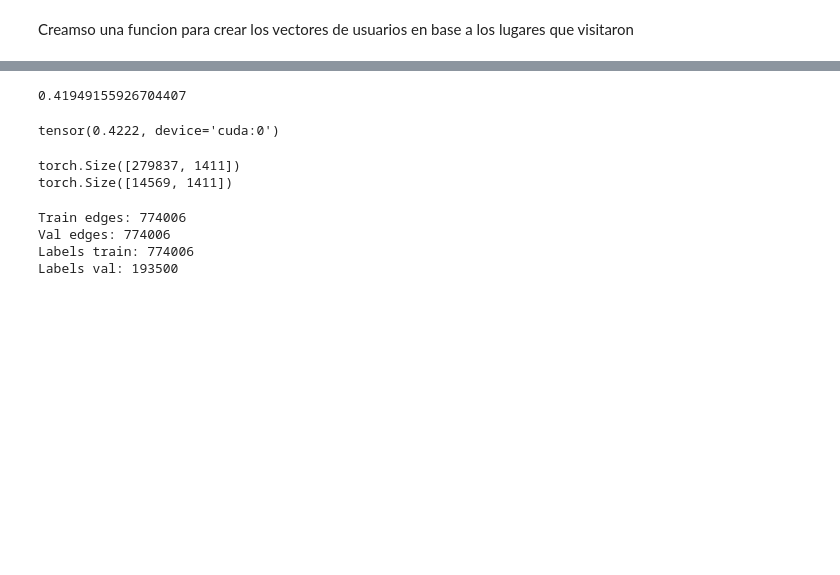
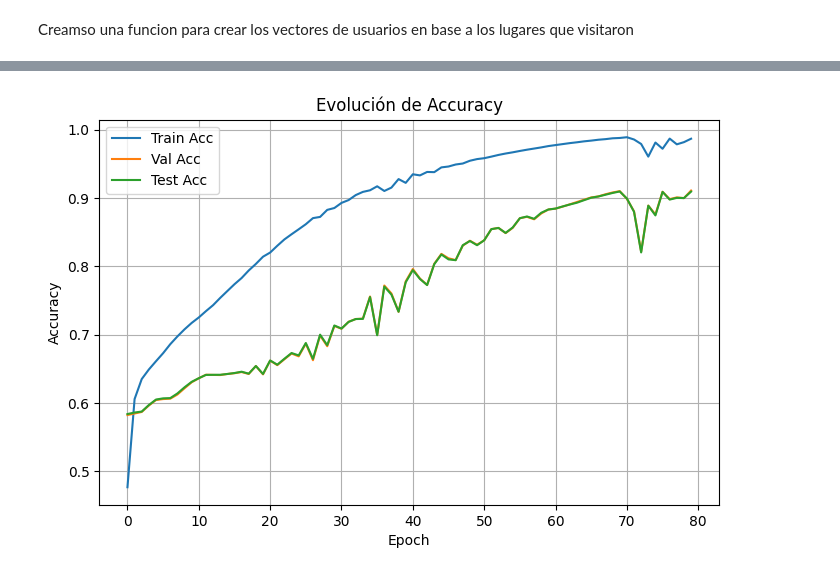
Before and after one commit to FranMoscato/tp_yelp, a Jupyter notebook: grafos_script.ipynb, the cells around one changed output, grey strips where cells are left out. Drawn from its saved outputs; the diff is of its cells as text; code cells hidden in the pictures; blank space fills up the shorter version.

Commit message:
Codigo con Modelo bastante bueno + params modelo

```diff
--- a/grafos_script.ipynb
+++ b/grafos_script.ipynb
@@ -500,0 +497,5 @@ loss_fn = torch.nn.BCEWithLogitsLoss(pos_weight=pos_weight)
+# %%
+
+train_data_raw = train_data_raw.to(device)
+val_data_raw   = val_data_raw.to(device)
+test_data_raw = test_data_raw.to(device)
@@ -511,5 +543,6 @@ torch.cuda.empty_cache()
 # %%
-epochs = 600
+epochs = 80
+performance=[]
 
 for epoch in range(epochs):
     # ===== Entrenamiento =====
@@ -531,14 +564,18 @@ for epoch in range(epochs):
     model.eval()
     with torch.no_grad():
         val_logits = model(val_data_raw)
-
         val_loss = loss_fn(val_logits, y_val)
-
         val_prob = torch.sigmoid(val_logits)
         val_pred = (val_prob > 0.5).long()
         val_acc = (val_pred == y_val.long()).sum().item() / y_val.size(0)
 
-    print(f"Epoch {epoch:03d} | "
-        f"Train Loss: {loss.item():.4f} | Train Acc: {acc:.4f} | "
-        f"Val Loss: {val_loss.item():.4f} | Val Acc: {val_acc:.4f}")
+        test_logits = model(test_data_raw)
+        test_loss = loss_fn(test_logits, y_test)
+        test_prob = torch.sigmoid(test_logits)
+        test_pred = (test_prob > 0.5).long()
+        test_acc = (test_pred == y_test.long()).sum().item() / y_test.size(0)
+
+    a=[epoch,acc,val_acc,test_acc]
+    print(a)
+    performance.append(a)
 # %% [output]
@@ -563,26 +599,26 @@ KeyboardInterrupt:
-# %%
-
-print(float(y_train.mean()))
-# %% [output]
-0.41949155926704407
 # %%
-y_val.mean()
+import matplotlib.pyplot as plt
+import numpy as np
+
+# Convertir a array para indexar más fácil
+perf = np.array(performance)
+
+epochs   = perf[:, 0]
+train_acc = perf[:, 1]
+val_acc   = perf[:, 2]
+test_acc  = perf[:, 3]
+
+plt.figure(figsize=(8,5))
+plt.plot(epochs, train_acc, label="Train Acc")
+plt.plot(epochs, val_acc, label="Val Acc")
+plt.plot(epochs, test_acc, label="Test Acc")
+plt.xlabel("Epoch")
+plt.ylabel("Accuracy")
+plt.title("Evolución de Accuracy")
+plt.legend()
+plt.grid(True)
+
+plt.show()
 # %% [output]
-tensor(0.4222, device='cuda:0')
+[figure, added]
-# %%
-print(train_data_raw.x_dict["user"].shape)
-print(train_data_raw.x_dict["place"].shape)
-# %% [output]
-torch.Size([279837, 1411])
-torch.Size([14569, 1411])
-# %%
-print("Train edges:", train_data_raw["user", "rates", "place"].edge_index.size(1))
-print("Val edges:", val_data_raw["user", "rates", "place"].edge_index.size(1))
-print("Labels train:", y_train.size(0))
-print("Labels val:", y_val.size(0))
-# %% [output]
-Train edges: 774006
-Val edges: 774006
-Labels train: 774006
-Labels val: 193500
 # %%
```
Also changed, not shown: parts of 18 cells of this notebook, 1 other file.
